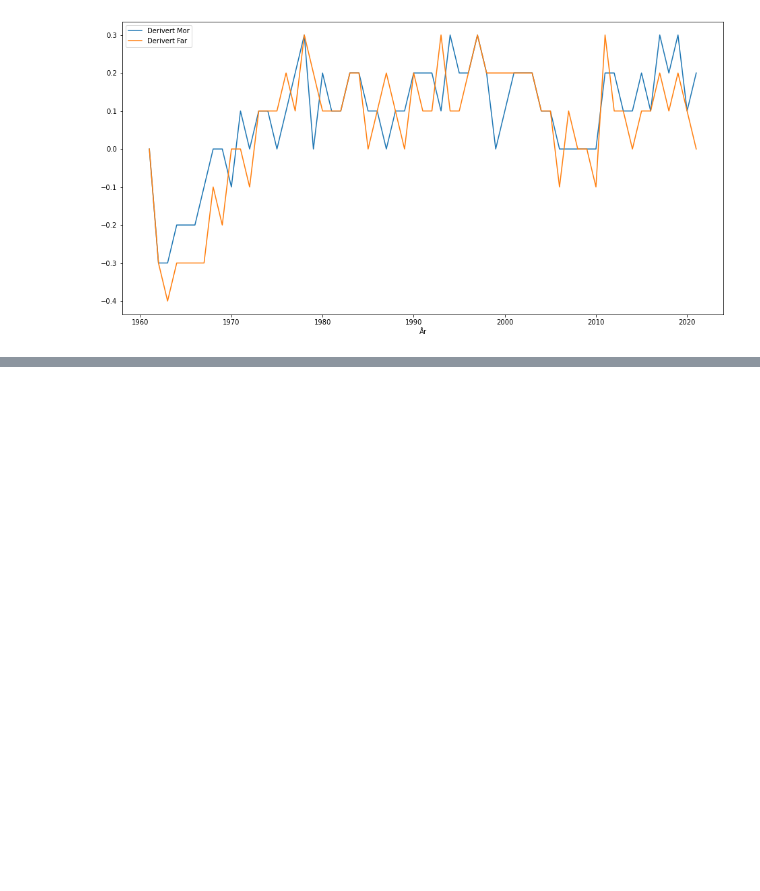
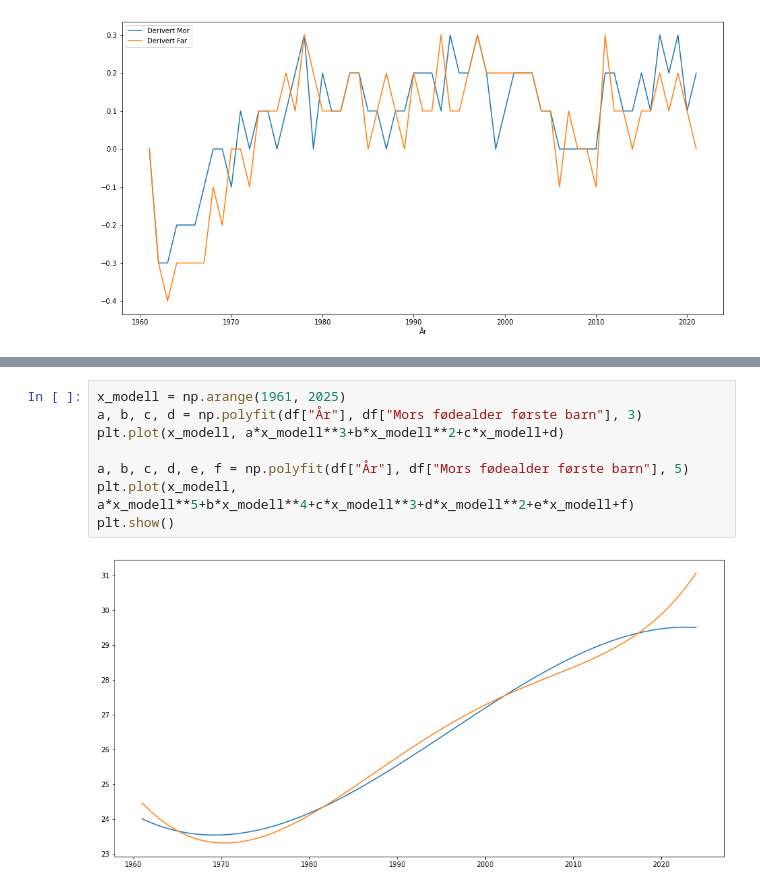
Before and after one commit to mareis/S1_Python, a Jupyter notebook: Prosjekt/Eksempel.ipynb, the cells around one changed output, grey strips where cells are left out. Saved outputs shown, nothing was run; the diff lists cells and outputs as text; blank space fills up the shorter version.

```diff
--- a/Prosjekt/Eksempel.ipynb
+++ b/Prosjekt/Eksempel.ipynb
@@ -121,0 +158,10 @@ plt.show()
+# %%
+x_modell = np.arange(1961, 2025)
+a, b, c, d = np.polyfit(df["År"], df["Mors fødealder første barn"], 3)
+plt.plot(x_modell, a*x_modell**3+b*x_modell**2+c*x_modell+d)
+
+a, b, c, d, e, f = np.polyfit(df["År"], df["Mors fødealder første barn"], 5)
+plt.plot(x_modell, a*x_modell**5+b*x_modell**4+c*x_modell**3+d*x_modell**2+e*x_modell+f)
+plt.show()
+# %% [output]
+[figure, added]
```
Also changed, not shown: parts of 12 cells of this notebook, 1 other file.
